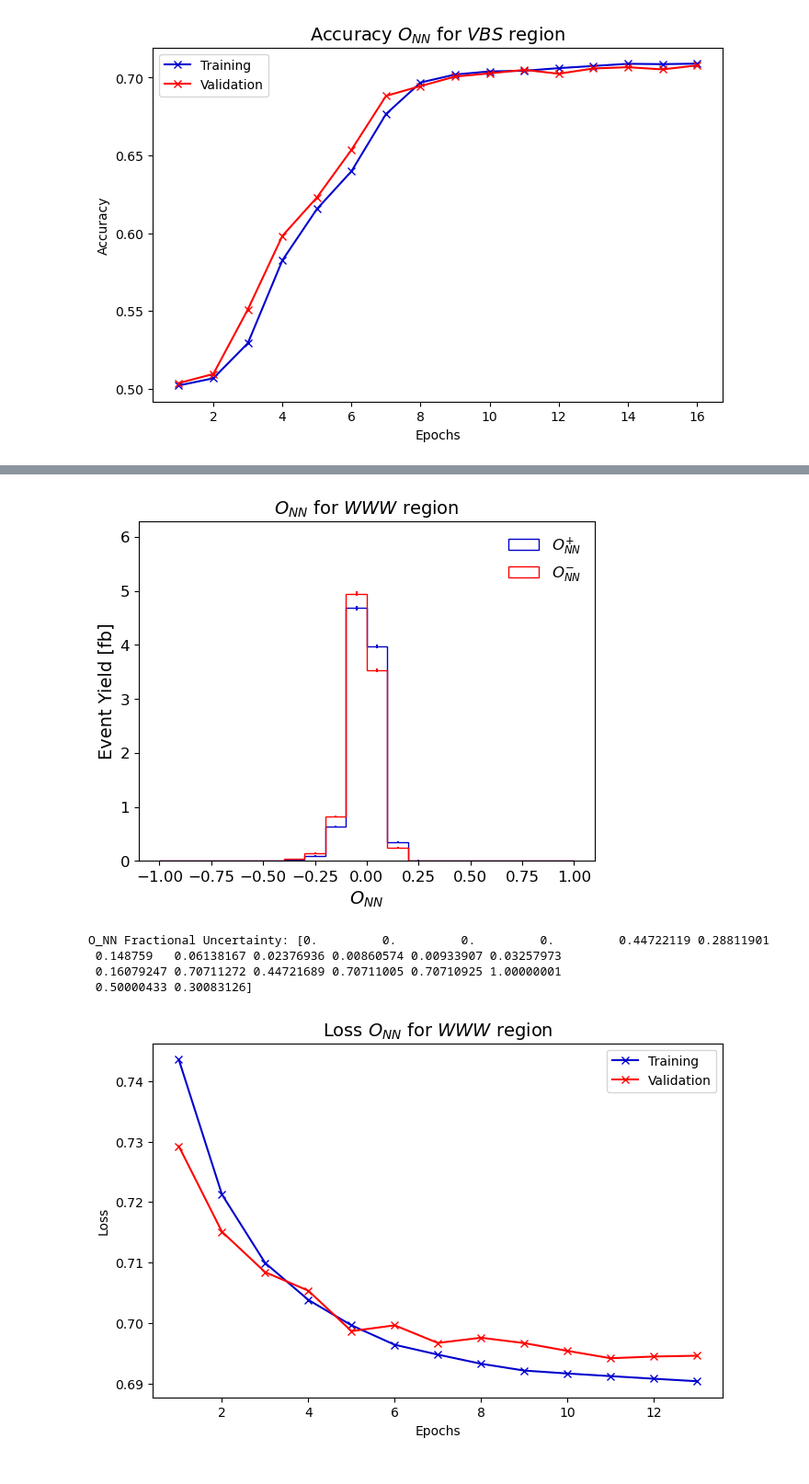
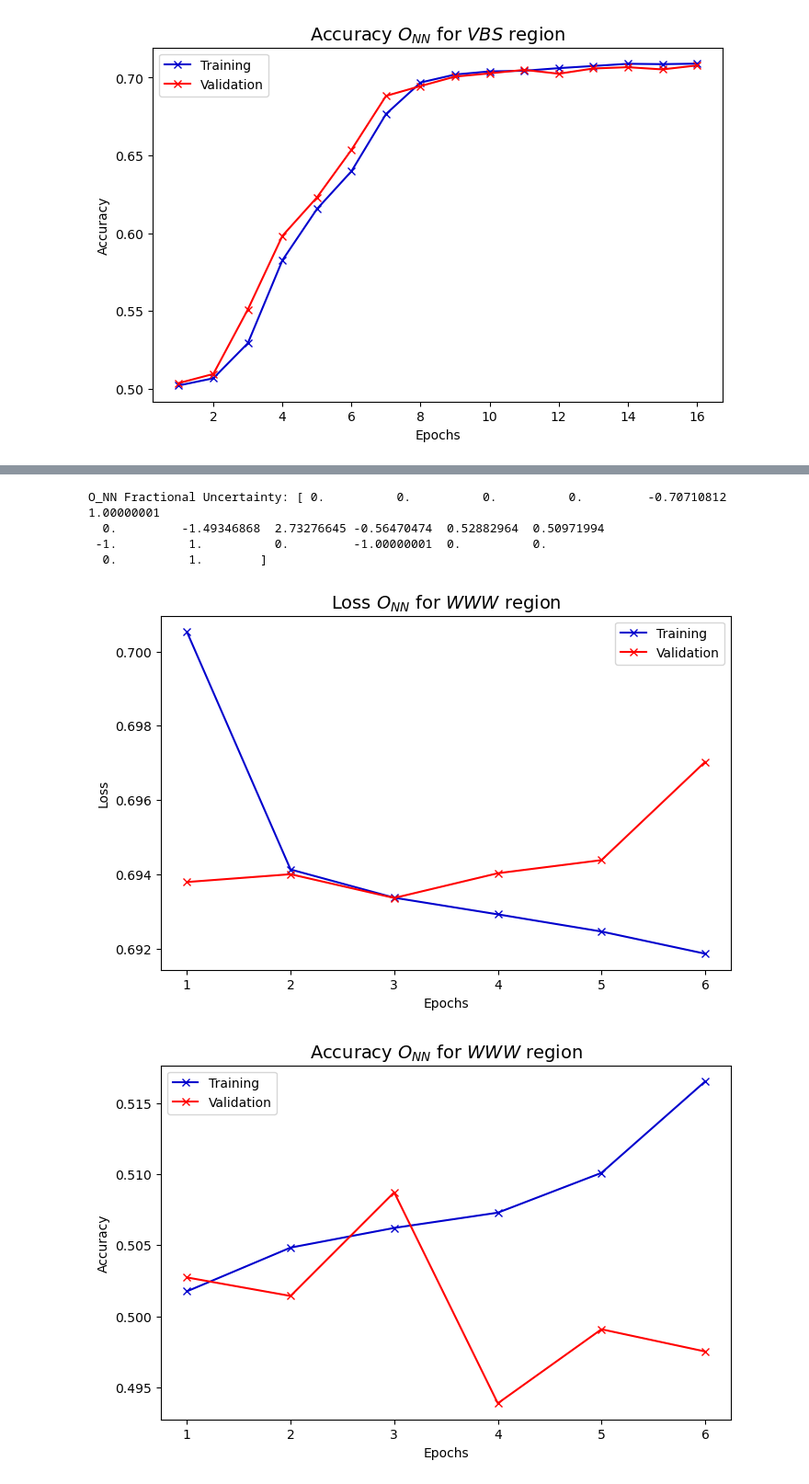
Before and after one commit to finfullerton/MPhys-Project, a Jupyter notebook: Full_analysis/binary_ML_observables_classes.ipynb, the cells around one changed output, grey strips where cells are left out. Shown at 92% size. Drawn from its saved outputs; the diff is of its cells as text; code cells hidden in the pictures.

Commit message:
Fixed binary_ML_observables_classes to have correct 80/10/10 stratification

```diff
--- a/Full_analysis/binary_ML_observables_classes.ipynb
+++ b/Full_analysis/binary_ML_observables_classes.ipynb
@@ -492,13 +510,13 @@ def __main__():
     model_filename = "2_class_vbs_lj_miss_eta_phi_pt_3.keras"
 
     param_grid = {
-            'learning_rate': [0.001],
-            'neurons': [64],
-            'layers': [4],
-            'reg_strength': [0.001],
+            'learning_rate': [0.001, 0.0005, 0.0001],
+            'neurons': [32, 64, 128, 256],
+            'layers': [2, 3, 4, 5, 6],
+            'reg_strength': [0, 0.001, 0.0005],
             'patience': [3],
             'batch_size': [128],
-            'dropout_rate': [0],
+            'dropout_rate': [0, 0.05, 0.1, 0.15, 0.2],
         }
 
     if os.path.exists(model_filename):
@@ -517,13 +535,14 @@ def __main__():
     print("sm test:")
     vbs_sm_results = vbs_model.predict(vbs_data.sm_x_data, vbs_data.sm_y_data)
     print("validation:")
-    vbs_validate_results = vbs_model.predict(vbs_data.x_validate, vbs_data.y_validate)
+    vbs_validate_results = vbs_model.predict(vbs_data.smeft_x_validate, vbs_data.smeft_y_validate)
     print("training:")
-    vbs_train_results = vbs_model.predict(vbs_data.x_train, vbs_data.y_train)
+    vbs_train_results = vbs_model.predict(vbs_data.smeft_x_train, vbs_data.smeft_y_train)
 
     Plotter.plot_ml_observable(vbs_smeft_results, vbs_data.smeft_weights_test, "VBS", model_filename)
     Plotter.plot_ml_observable(vbs_sm_results, vbs_data.sm_weights, "VBS", model_filename)
-    Plotter.plot_test_validation_ml_observable(vbs_smeft_results, vbs_validate_results, vbs_train_results, vbs_data.smeft_weights_test, vbs_data.validate_weights, vbs_data.train_weights, "VBS", model_filename)
+    Plotter.plot_roc_curve(vbs_data.smeft_y_test, vbs_smeft_results[:, 1], "SMEFT", model_filename)
+    Plotter.plot_test_validation_ml_observable(vbs_smeft_results, vbs_validate_results, vbs_train_results, vbs_data.smeft_weights_test, vbs_data.smeft_validate_weights, vbs_data.smeft_train_weights, "VBS", model_filename)
     #Plotter.plot_separate_ml_observable(total_vbs_results, vbs_data.total_weights, "VBS", model_filename)
     Plotter.plot_loss(vbs_history, "VBS", model_filename)
     Plotter.plot_accuracy(vbs_history, "VBS", model_filename)
@@ -655,37 +702,43 @@ O_NN Fractional Uncertainty: [-0.22360961 -0.06712773 -0.01860172 -0.01626247 -0
 [figure]
 # %%
 def __main__():
-    www_data = DataLoader("analysis_3_data/WWW_data_cwtil_large_3.feather", ['Electron.Eta', 'Electron.Phi', 'Electron.PT', 'Muon.Eta', 'Muon.Phi', 'Muon.PT', 'Jet.Eta', 'Jet.Phi', 'Jet.PT', 'MissingET.Eta', 'MissingET.Phi', 'MissingET.MET'], 468)
-    model_filename = "www_lj_miss_eta_phi_pt_3.keras"
+    www_data = DataLoader("analysis_3_data/WWW_data_sm_3.feather", "analysis_3_data/WWW_data_cwtil_large_3.feather", ['Electron.Eta', 'Electron.Phi', 'Electron.PT', 'Muon.Eta', 'Muon.Phi', 'Muon.PT', 'Jet.Eta', 'Jet.Phi', 'Jet.PT', 'MissingET.MET', 'MissingET.Eta', 'MissingET.Phi'], 200, 468)
+    model_filename = "2_class_www_lj_miss_eta_phi_pt_3.keras"
 
     param_grid = {
-            'learning_rate': [0.001, 0.01],
-            'neurons': [16, 32, 64],
-            'layers': [2, 3, 4],
-            'reg_strength': [0.0001, 0.001],
-            'patience': [2],
-            'batch_size': [128],
-            'dropout_rate': [0, 0.1],
+            'learning_rate': [0.001, 0.0005, 0.0001],
+            'neurons': [32, 64, 128, 256],
+            'layers': [2, 3, 4, 5, 6],
+            'reg_strength': [0, 0.001, 0.0005],
+            'patience': [3],
+            'batch_size': [256],
+            'dropout_rate': [0, 0.05, 0.1, 0.15, 0.2],
         }
 
     if os.path.exists(model_filename):
         print(f"Loading existing model for {model_filename}")
+        meta_data = joblib.load(model_filename.replace(".keras", "_meta_data.joblib"))
+        scaler = meta_data["scaler"]
     else:
         print("No existing model found, training new model")
-        www_model = MLModel(www_data.scaler)
-        www_model.grid_search(www_data.x_train, www_data.y_train, www_data.x_validate, www_data.y_validate, param_grid, model_filename)
+        scaler = sk.preprocessing.StandardScaler()
+        www_model = MLModel(scaler, www_data)
+        www_model.grid_search(param_grid, model_filename)
 
-    www_model, www_history = MLModel.load_ml_model(model_filename, www_data.scaler)
+    www_model, www_history = MLModel.load_ml_model(model_filename, scaler, www_data)
+    print("smeft test:")
+    www_smeft_results = www_model.predict(www_data.smeft_x_test, www_data.smeft_y_test)
+    print("sm test:")
+    www_sm_results = www_model.predict(www_data.sm_x_data, www_data.sm_y_data)
+    print("validation:")
+    www_validate_results = www_model.predict(www_data.x_validate, www_data.y_validate)
+    print("training:")
+    www_train_results = www_model.predict(www_data.x_train, www_data.y_train)
 
-    www_total_results = www_model.predict(www_data.x_data)
-    www_test_results = www_model.predict(www_data.x_test)
-    www_validate_results = www_model.predict(www_data.x_validate)
-    www_train_results = www_model.predict(www_data.x_train)
-
-    Plotter.plot_ml_observable(www_total_results, www_data.total_weights, "WWW", model_filename)
-    Plotter.plot_ml_observable(www_test_results, www_data.test_weights, "WWW", model_filename)
-    Plotter.plot_test_validation_ml_observable(www_test_results, www_validate_results, www_train_results, www_data.test_weights, www_data.validate_weights, www_data.train_weights, "WWW", model_filename)
-    Plotter.plot_separate_ml_observable(www_total_results, www_data.total_weights, "WWW", model_filename)
+    Plotter.plot_ml_observable(www_smeft_results, www_data.smeft_weights_test, "WWW", model_filename)
+    Plotter.plot_ml_observable(www_sm_results, www_data.sm_weights, "WWW", model_filename)
+    Plotter.plot_test_validation_ml_observable(www_smeft_results, www_validate_results, www_train_results, www_data.smeft_weights_test, www_data.validate_weights, www_data.train_weights, "WWW", model_filename)
+    #Plotter.plot_separate_ml_observable(total_www_results, www_data.total_weights, "WWW", model_filename)
     Plotter.plot_loss(www_history, "WWW", model_filename)
     Plotter.plot_accuracy(www_history, "WWW", model_filename)
 
@@ -726,6 +795,6 @@ weight_data shape: (69148,)
+O_NN Fractional Uncertainty: [ 0.          0.          0.          0.         -0.70710812  1.00000001
+  0.         -1.49346868  2.73276645 -0.56470474  0.52882964  0.50971994
+ -1.          1.          0.         -1.00000001  0.          0.
+  0.          1.        ]
-[figure, old version]
+[figure, new version]
-O_NN Fractional Uncertainty: [0.         0.         0.         0.         0.44722119 0.28811901
- 0.148759   0.06138167 0.02376936 0.00860574 0.00933907 0.03257973
- 0.16079247 0.70711272 0.44721689 0.70711005 0.70710925 1.00000001
- 0.50000433 0.30083126]
-[figure, old version]
+[figure, new version]
```
Also changed, not shown: parts of 3 cells of this notebook, 37 other files.
